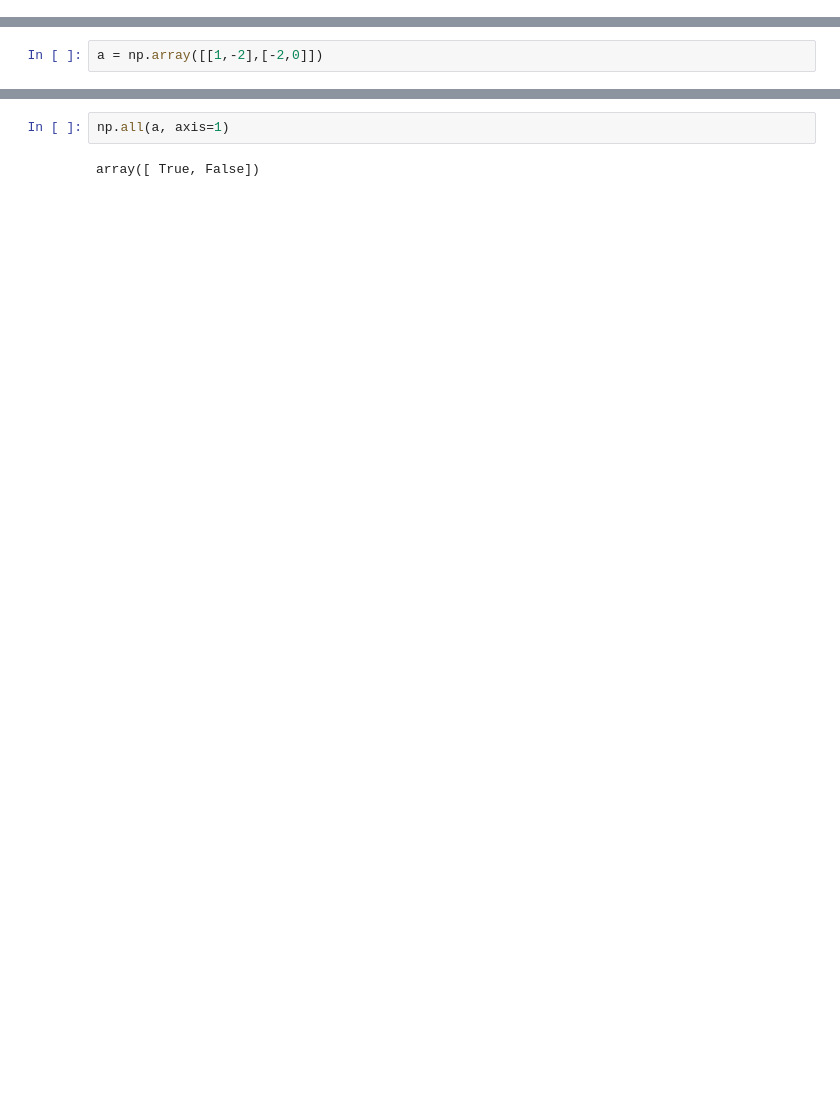
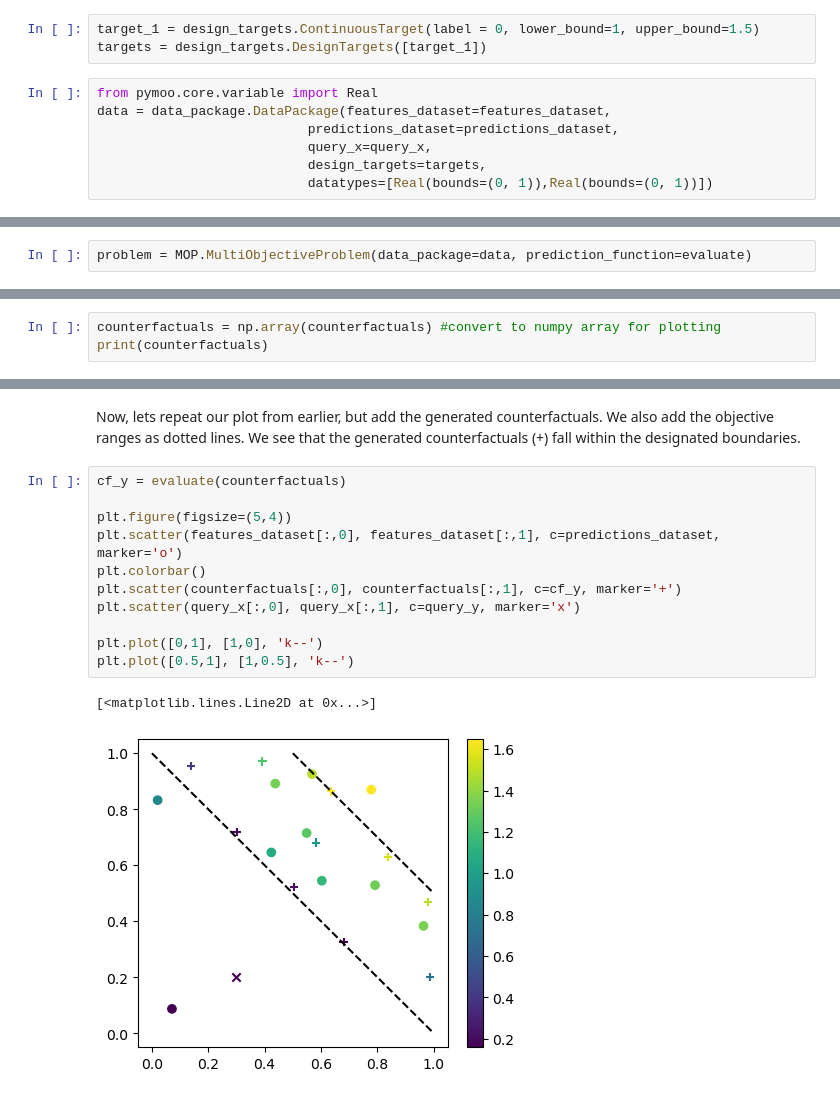
Before and after one commit to Lyleregenwetter/Multiobjective-Counterfactuals-for-Design, a Jupyter notebook: notebooks/Getting_Started.ipynb, the cells around one changed output, grey strips where cells are left out. Saved outputs shown, nothing was run; the diff lists cells and outputs as text; blank space fills up the shorter version.

```diff
--- a/notebooks/Getting_Started.ipynb
+++ b/notebooks/Getting_Started.ipynb
@@ -10,0 +79,10 @@ from decode_mcd import counterfactuals_generator
+# %%
+target_1 = design_targets.ContinuousTarget(label = 0, lower_bound=1, upper_bound=1.5)
+targets = design_targets.DesignTargets([target_1])
+# %%
+from pymoo.core.variable import Real
+data = data_package.DataPackage(features_dataset=features_dataset,
+                           predictions_dataset=predictions_dataset,
+                           query_x=query_x,
+                           design_targets=targets,
+                           datatypes=[Real(bounds=(0, 1)),Real(bounds=(0, 1))])
@@ -11 +91,3 @@ from decode_mcd import counterfactuals_generator
+# %%
+problem = MOP.MultiObjectiveProblem(data_package=data, prediction_function=evaluate)
 # %%
@@ -65,2 +122,3 @@ Done! Returning CFs
 # %%
-a = np.array([[1,-2],[-2,0]])
+counterfactuals = np.array(counterfactuals) #convert to numpy array for plotting
+print(counterfactuals)
@@ -67,4 +136,16 @@ a = np.array([[1,-2],[-2,0]])
-# %%
-np.all(a, axis=1)
-# %% [output]
-array([ True, False])
+# %% [markdown]
+Now, lets repeat our plot from earlier, but add the generated counterfactuals. We also add the objective ranges as dotted lines. We see that the generated counterfactuals (+) fall within the designated boundaries.
+# %%
+cf_y = evaluate(counterfactuals)
+
+plt.figure(figsize=(5,4))
+plt.scatter(features_dataset[:,0], features_dataset[:,1], c=predictions_dataset, marker='o')
+plt.colorbar()
+plt.scatter(counterfactuals[:,0], counterfactuals[:,1], c=cf_y, marker='+')
+plt.scatter(query_x[:,0], query_x[:,1], c=query_y, marker='x')
+
+plt.plot([0,1], [1,0], 'k--')
+plt.plot([0.5,1], [1,0.5], 'k--')
+# %% [output]
+[<matplotlib.lines.Line2D at 0x...>]
+[figure, added]
```
Also changed, not shown: parts of 18 cells of this notebook, 1 other file.
